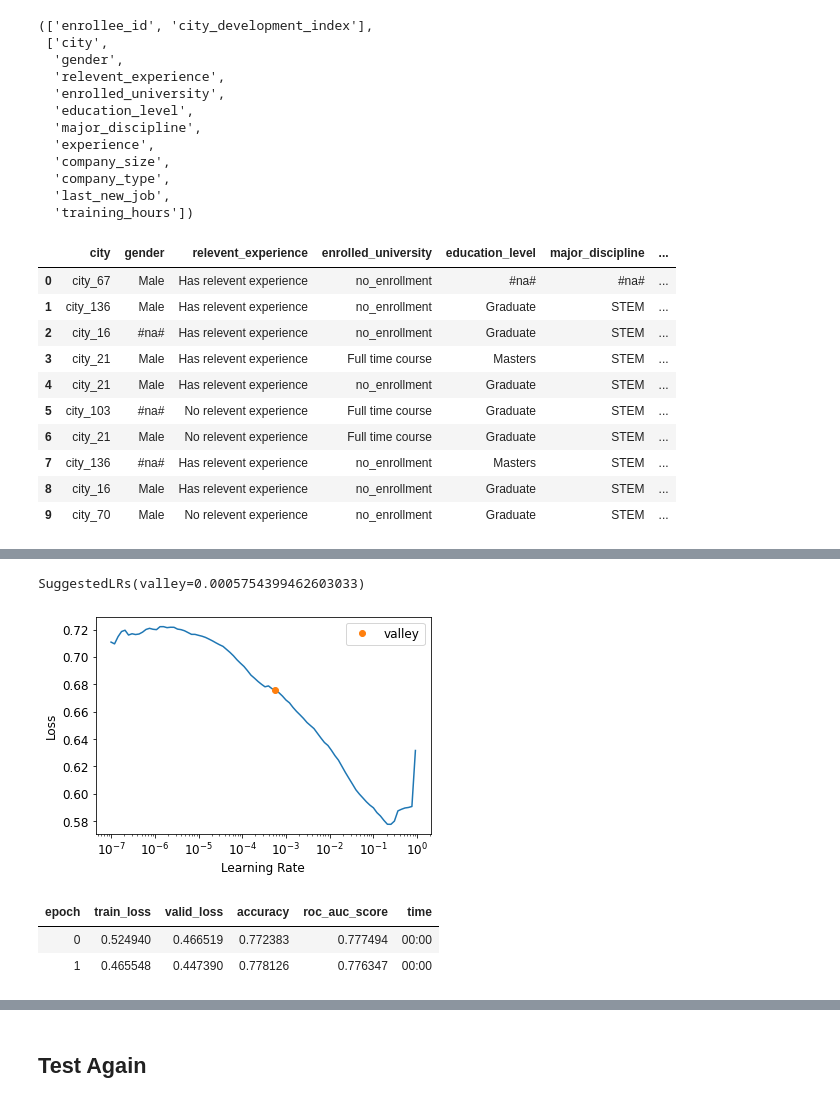
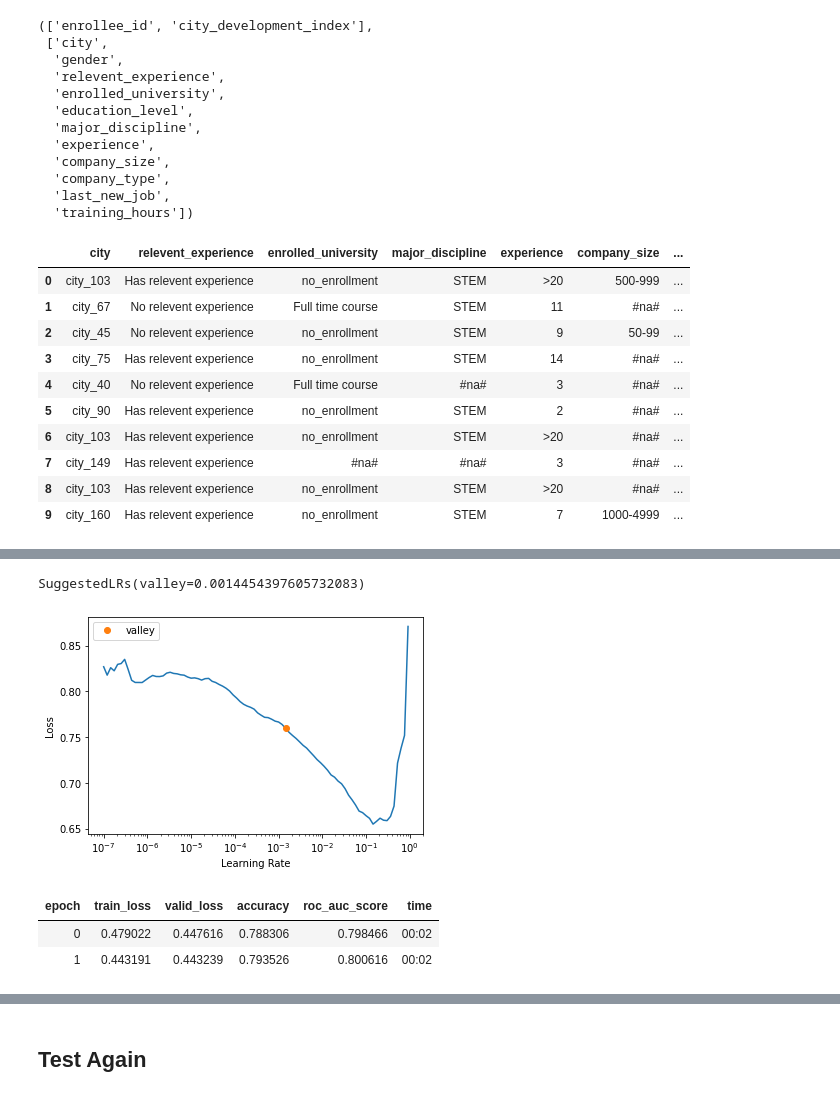
Before and after one commit to willystw/fastai-learning, a Jupyter notebook: hr-analytics/HR_Analytics.ipynb, the cells around one changed output, grey strips where cells are left out. Saved outputs shown, nothing was run; the diff lists cells and outputs as text; code cells hidden in the pictures.

```diff
--- a/hr-analytics/HR_Analytics.ipynb
+++ b/hr-analytics/HR_Analytics.ipynb
@@ -97,34 +97,35 @@ tabular_data = TabularPandas(train_ds,
                       y_names=dep_var,
                       y_block = CategoryBlock )
 # %%
-dls = tabular_data.dataloaders(512)
+dls = tabular_data.dataloaders(128)
 dls.show_batch()
 # %% [output]
-|  | city | gender | relevent_experience | enrolled_university | education_level | major_discipline | ... |
-| 0 | city_67 | Male | Has relevent experience | no_enrollment | #na# | #na# | ... |
-| 1 | city_136 | Male | Has relevent experience | no_enrollment | Graduate | STEM | ... |
-| 2 | city_16 | #na# | Has relevent experience | no_enrollment | Graduate | STEM | ... |
-| 3 | city_21 | Male | Has relevent experience | Full time course | Masters | STEM | ... |
-| 4 | city_21 | Male | Has relevent experience | no_enrollment | Graduate | STEM | ... |
-| 5 | city_103 | #na# | No relevent experience | Full time course | Graduate | STEM | ... |
-| 6 | city_21 | Male | No relevent experience | Full time course | Graduate | STEM | ... |
-| 7 | city_136 | #na# | Has relevent experience | no_enrollment | Masters | STEM | ... |
-| 8 | city_16 | Male | Has relevent experience | no_enrollment | Graduate | STEM | ... |
-| 9 | city_70 | Male | No relevent experience | no_enrollment | Graduate | STEM | ... |
+|  | city | relevent_experience | enrolled_university | major_discipline | experience | company_size | ... |
+| 0 | city_103 | Has relevent experience | no_enrollment | STEM | >20 | 500-999 | ... |
+| 1 | city_67 | No relevent experience | Full time course | STEM | 11 | #na# | ... |
+| 2 | city_45 | No relevent experience | no_enrollment | STEM | 9 | 50-99 | ... |
+| 3 | city_75 | Has relevent experience | no_enrollment | STEM | 14 | #na# | ... |
+| 4 | city_40 | No relevent experience | Full time course | #na# | 3 | #na# | ... |
+| 5 | city_90 | Has relevent experience | no_enrollment | STEM | 2 | #na# | ... |
+| 6 | city_103 | Has relevent experience | no_enrollment | STEM | >20 | #na# | ... |
+| 7 | city_149 | Has relevent experience | #na# | #na# | 3 | #na# | ... |
+| 8 | city_103 | Has relevent experience | no_enrollment | STEM | >20 | #na# | ... |
+| 9 | city_160 | Has relevent experience | no_enrollment | STEM | 7 | 1000-4999 | ... |
 # %%
 learn = tabular_learner(dls,
-                        metrics=[accuracy, RocAucBinary()])
+                        metrics=[accuracy, RocAucBinary()],
+                        loss_func = CrossEntropyLossFlat())
 learn.lr_find()
 # %% [output]
 [interactive output not drawn]
-SuggestedLRs(valley=0.0005754399462603033)
+SuggestedLRs(valley=0.0014454397605732083)
-[figure, old version]
+[figure, new version]
 # %%
 learn.fit_one_cycle(2, 3e-2, wd=0.1)
 # %% [output]
 | epoch | train_loss | valid_loss | accuracy | roc_auc_score | time |
-| 0 | 0.524940 | 0.466519 | 0.772383 | 0.777494 | 00:00 |
-| 1 | 0.465548 | 0.447390 | 0.778126 | 0.776347 | 00:00 |
+| 0 | 0.479022 | 0.447616 | 0.788306 | 0.798466 | 00:02 |
+| 1 | 0.443191 | 0.443239 | 0.793526 | 0.800616 | 00:02 |
 # %%
 learn.lr_find()
 # %% [output]
```
Also changed, not shown: parts of 25 cells of this notebook.
